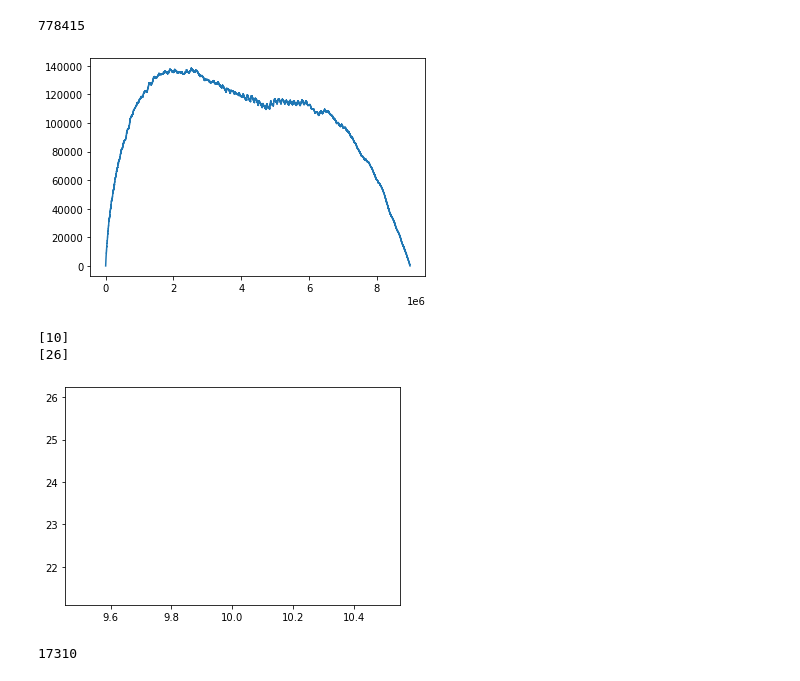
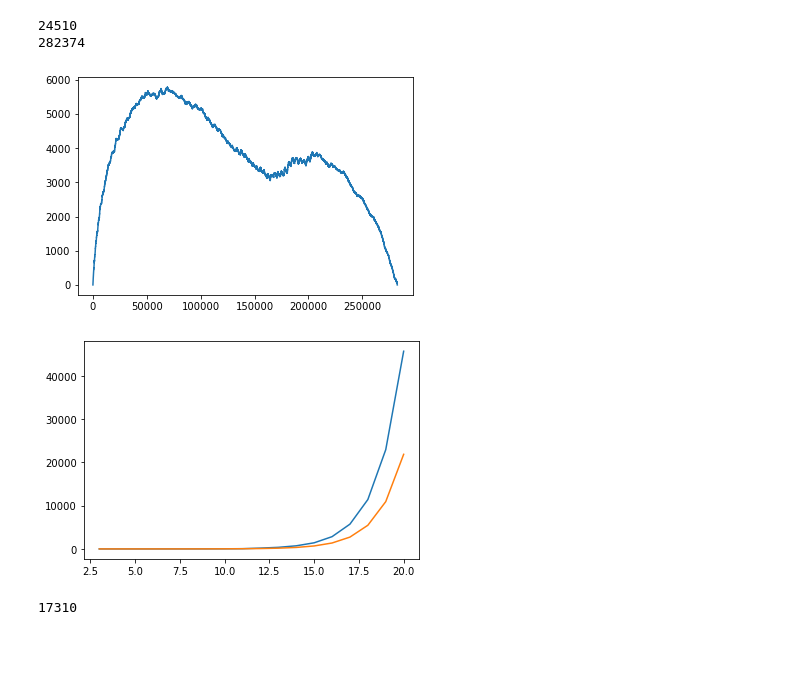
Before and after one commit to Sultanow/pedal_curves, a Jupyter notebook: python/notebooks/playground_jnt.ipynb, the cells around one changed output. Saved outputs shown, nothing was run; the diff lists cells and outputs as text; code cells hidden in the pictures; blank space fills up the shorter version.

```diff
--- a/python/notebooks/playground_jnt.ipynb
+++ b/python/notebooks/playground_jnt.ipynb
@@ -86,34 +87,39 @@ print(func2(start, max_bin_len))
 l = len(array_growth)
 y_val = array_growth
 x_val = range(0, l)
+
+d = {"x":x_val, "array_growth":y_val}
+df = pd.DataFrame(d)
+df.to_csv('array_growth.csv', index=False)
+
 plt.plot(x_val, y_val)
 plt.show()
 # %% [output]
-778415
+24510
+282374
-[figure, old version]
+[figure, new version]
 # %%
 start = 3
-max_bin_len = 10
+max_bin_len = 20
 x_val=[]
 y_val=[]
 y_val2=[]
-for mbl in range(10, max_bin_len+1):
+for mbl in range(3, max_bin_len+1):
     x_val.append(mbl)
     y = func2(start, mbl)
     y = y
     y_val.append(y)
     y_val2.append(2**(mbl-1)/24)
 
-print(x_val)
-print(y_val)
+d = {"x":x_val, "max_bin_length":y_val}
+df = pd.DataFrame(d)
+df.to_csv('max_bin_length.csv', index=False)
 
 plt.plot(x_val, y_val)
 plt.plot(x_val, y_val2)
 plt.show()
 # %% [output]
-[10]
-[26]
-[figure, old version]
+[figure, new version]
 # %%
 recursion_jumps = []
 def func(start:int, max_bin_len:int, x:int)->int:
```
Also changed, not shown: parts of 1 cell of this notebook.
